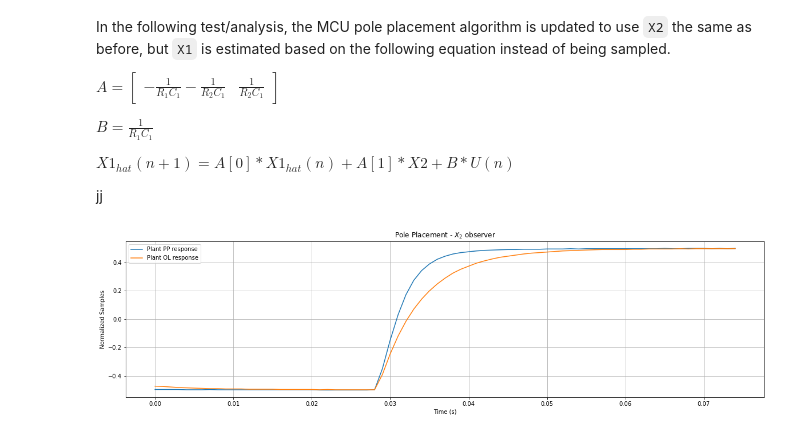
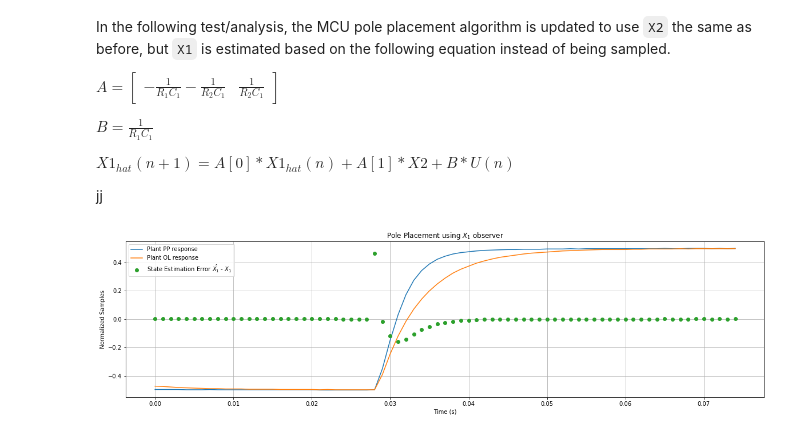
Before and after one commit to lorsi96/System-Identification-Control-for-RCRC-Circuit, a Jupyter notebook: informe.ipynb, the cells around one changed output. Cells and saved outputs as stored; diff of their text form; code cells hidden in the pictures.

```diff
--- a/informe.ipynb
+++ b/informe.ipynb
@@ -725,21 +725,22 @@ jj
 # %%
 # Load the CSV files into pandas dataframes
 pp_df = pd.read_csv("csvs/observer.csv")
 ol_df = pd.read_csv("csvs/step_resp.csv")
 
 pp = extract_data(pp_df, periods=.75, samples_offset=10)
 ol = extract_data(ol_df, periods=.75, samples_offset=72)
 
 # Plot the error signal
 plt.figure(figsize=(20, 5))
 plt.title('Sampled Data')
 plt.plot(pp['Time'], pp['ADC'], label='Plant PP response')
 plt.plot(pp['Time'], ol['ADC'], label='Plant OL response')
-plt.title("Pole Placement - Using $X_1$ observer")
+plt.plot(pp['Time'], pp['DAC'], 'o', label='State Estimation Error $\hat{X_1}$ - $X_1$')
+plt.title("Pole Placement using $X_1$ observer")
 plt.xlabel("Time (s)")
 plt.ylabel("Normalized Samples")
 plt.legend()
 plt.grid()
 plt.show()
 # %% [output]
-[figure, old version]
+[figure, new version]
```
Also changed, not shown: parts of 1 cell of this notebook, 5 other files.
